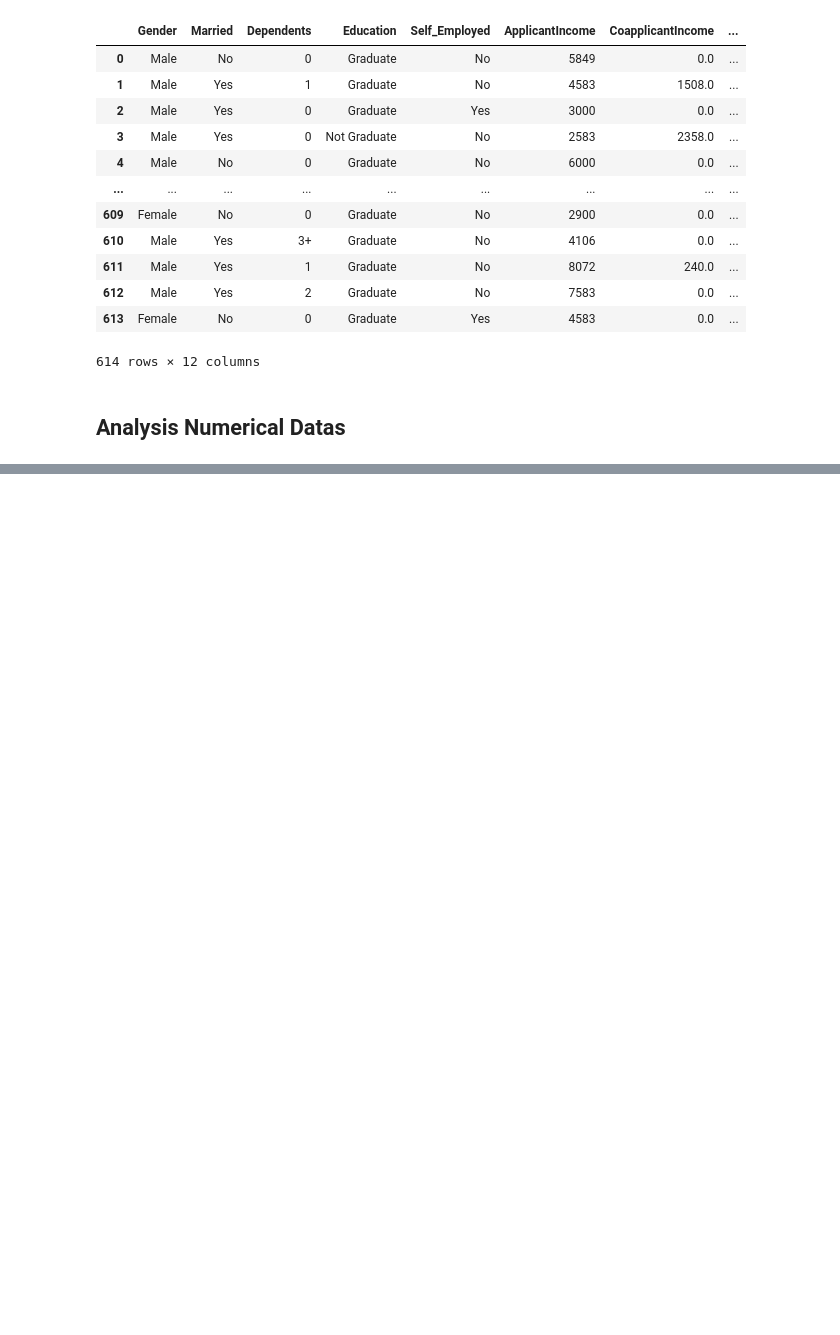
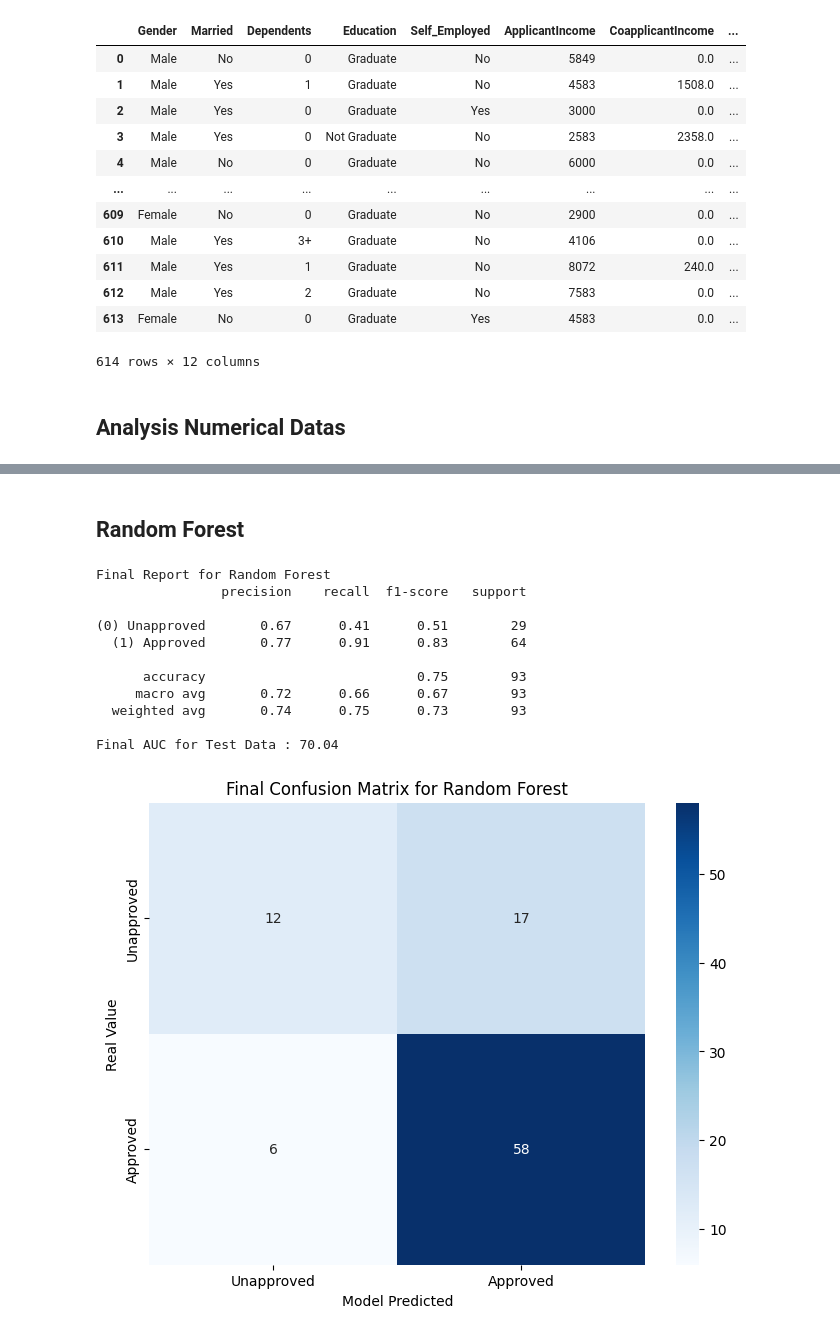
Before and after one commit to Alirezasmoradi/Dnkr_Loan_PJ, a Jupyter notebook: loan_pj.ipynb, the cells around one changed output, grey strips where cells are left out. Drawn from its saved outputs; the diff is of its cells as text; code cells hidden in the pictures; blank space fills up the shorter version.

```diff
--- a/loan_pj.ipynb
+++ b/loan_pj.ipynb
@@ -1421,0 +1746,12 @@ Name: LoanAmount, dtype: float64
+# %%
+from sklearn.ensemble import RandomForestClassifier
+
+pipe_rf_norm = Pipeline (steps= [
+    ("preprocessing" ,preprocessing_normalized) ,
+    ("classifier" ,  RandomForestClassifier(random_state = 42 , class_weight = "balanced"))
+])
+
+pipe_rf_unnorm = Pipeline (steps= [
+    ("preprocessing" ,preprocessing_unnormalized) ,
+    ("classifier" ,  RandomForestClassifier(random_state = 42 , class_weight = "balanced"))
+])
@@ -1421,0 +2029,49 @@ Name: LoanAmount, dtype: float64
+# %% [markdown]
+## Random Forest ##
+# %%
+best_rf_norm_model = gridcv_rf_norm.best_estimator_
+best_rf_unnorm_model = gridcv_rf_unnorm.best_estimator_
+
+y_predict_norm = best_rf_norm_model.predict(X_test)
+y_predict_unnorm = best_rf_unnorm_model.predict(X_test)
+
+y_predict_proba_test = best_rf_norm_model.predict_proba(X_test)[:, 1]
+
+print("Final Report for Random Forest")
+
+print(classification_report(y_test , y_predict_norm , target_names=["(0) Unapproved" , "(1) Approved"]))
+
+##AUC Score
+
+auc = roc_auc_score(y_test, y_predict_proba_test)*100
+print(f"Final AUC for Test Data : {auc:.2f}")
+
+##Confusion Matrix for normalized data
+
+confusion_lgr = confusion_matrix(y_test , y_predict_norm)
+fig,ax = plt.subplots(figsize=(8,6))
+
+sns.heatmap(
+    confusion_lgr,
+    annot=True, fmt='d',
+    cmap='Blues',
+    xticklabels=["Unapproved" , "Approved"],
+    yticklabels=["Unapproved" , "Approved"])
+
+plt.xlabel("Model Predicted")
+plt.ylabel("Real Value")
+plt.title("Final Confusion Matrix for Random Forest")
+plt.show()
+# %% [output]
+Final Report for Random Forest
+                precision    recall  f1-score   support
+
+(0) Unapproved       0.67      0.41      0.51        29
+  (1) Approved       0.77      0.91      0.83        64
+
+      accuracy                           0.75        93
+     macro avg       0.72      0.66      0.67        93
+  weighted avg       0.74      0.75      0.73        93
+
+Final AUC for Test Data : 70.04
+[figure, added]
```
Also changed, not shown: parts of 46 cells of this notebook.
